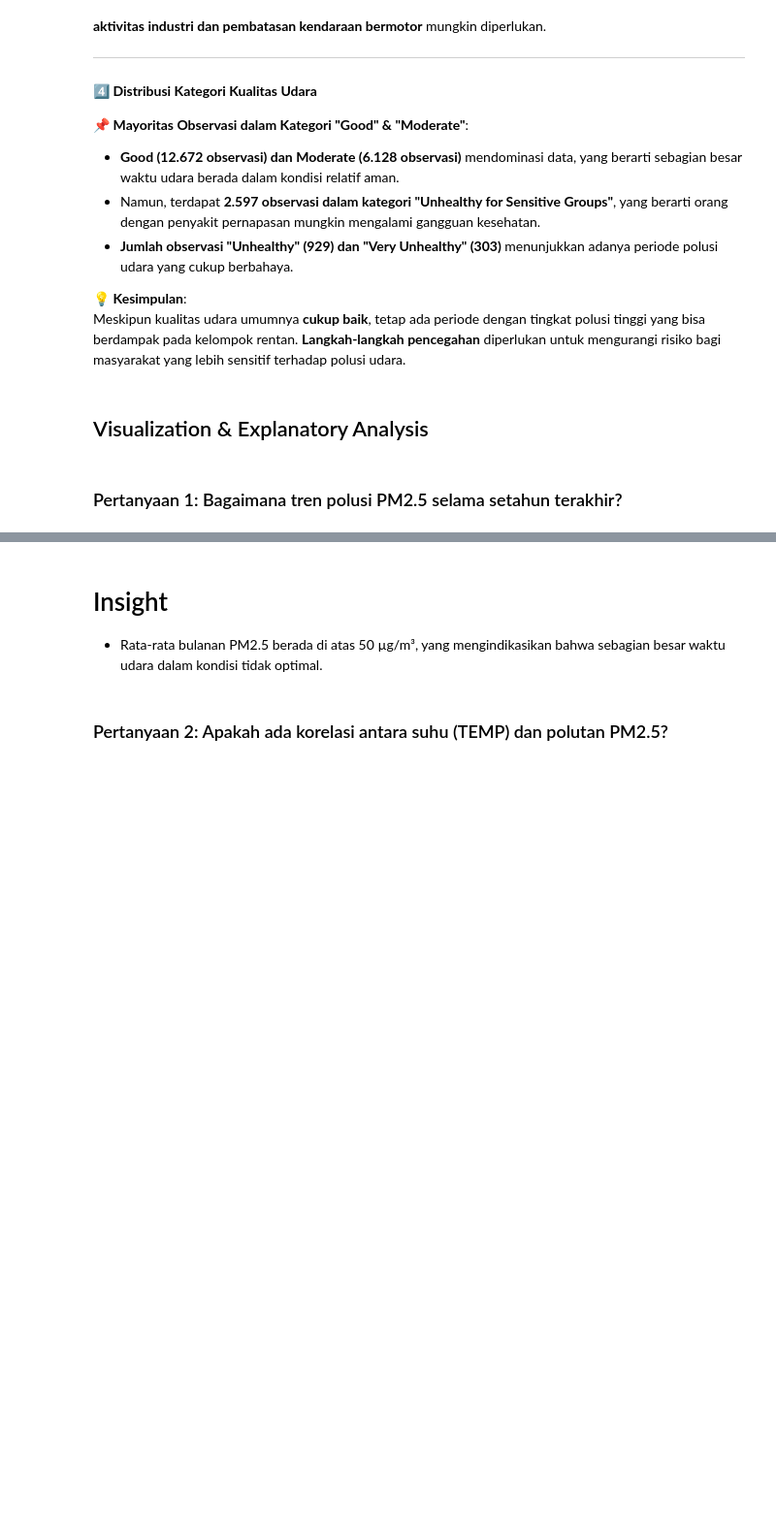
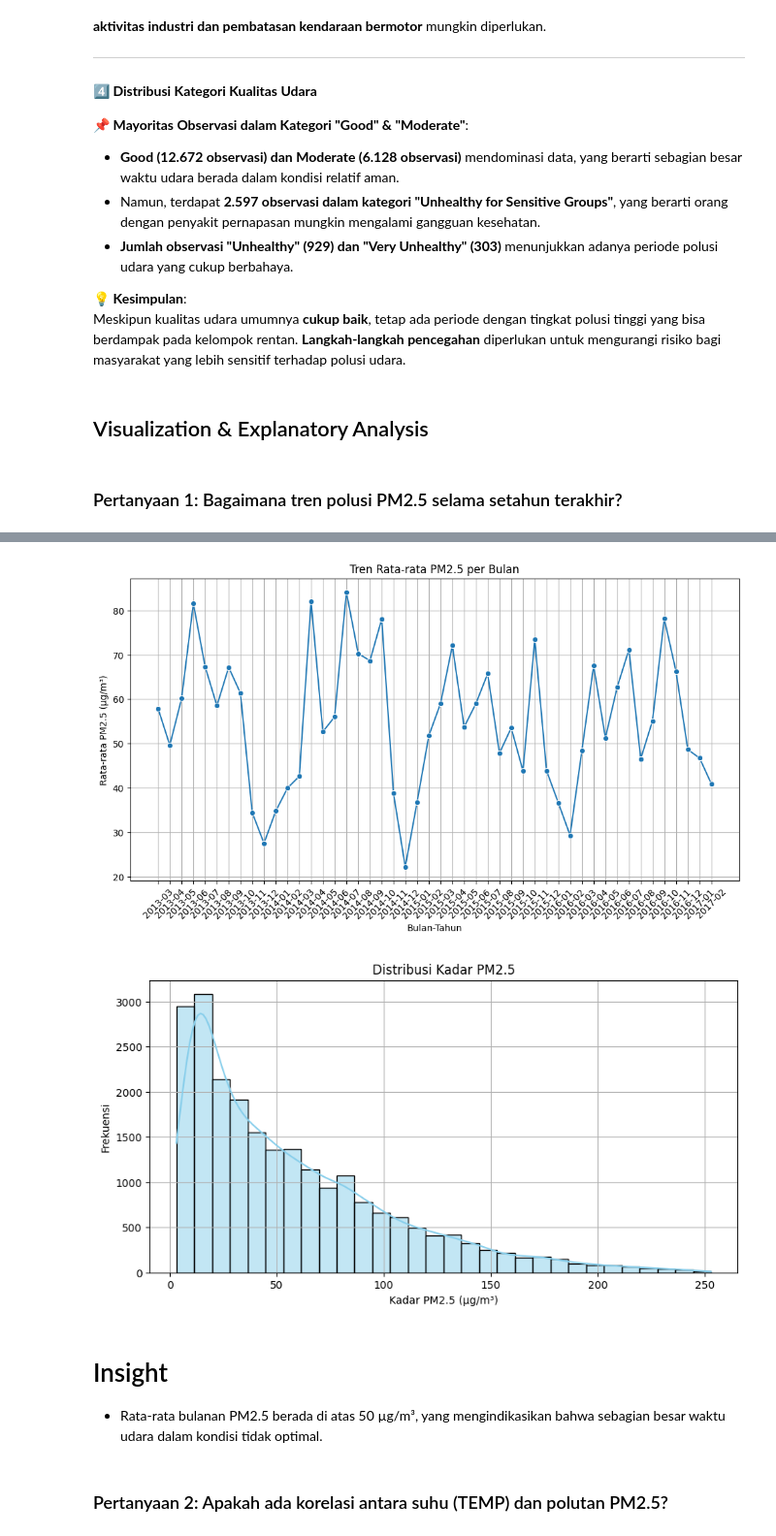
Before and after one commit to nanda910/Analisis-Data-Kualitas-Udara, a Jupyter notebook: Dewangga_Megananda_Proyek_Analisis_Data.ipynb, the cells around one changed output, grey strips where cells are left out. Shown at 97% size. Saved outputs shown, nothing was run; the diff lists cells and outputs as text; code cells hidden in the pictures; blank space fills up the shorter version.

```diff
--- a/Dewangga_Megananda_Proyek_Analisis_Data.ipynb
+++ b/Dewangga_Megananda_Proyek_Analisis_Data.ipynb
@@ -571,0 +550,64 @@ Analisis Tren Rata-rata PM2.5 Bulanan
+# %%
+# Pastikan indeks adalah DatetimeIndex
+if not isinstance(df.index, pd.DatetimeIndex):
+    if 'datetime' in df.columns:  # Jika ada kolom 'datetime', jadikan indeks
+        df['datetime'] = pd.to_datetime(df['datetime'])  # Konversi ke datetime
+        df.set_index('datetime', inplace=True)  # Atur sebagai indeks
+    else:
+        raise ValueError("DataFrame tidak memiliki indeks datetime atau kolom 'datetime'.")
+
+# Buat kolom 'month_year' berdasarkan periode bulanan
+df['month_year'] = df.index.to_period('M')
+
+# Hitung rata-rata PM2.5 per bulan
+monthly_avg_pm25 = df.groupby('month_year')['PM2.5'].mean()
+
+# Hitung selisih antar bulan
+diff = monthly_avg_pm25.diff().abs().max()
+
+# Tampilkan hasil analisis
+print("\n=== ANALISIS TREN KADAR PM2.5 ===")
+print("Rata-rata kadar PM2.5 per bulan:\n", monthly_avg_pm25)
+print(f"\nFluktuasi terbesar antar bulan: {diff:.2f} µg/m³")
+
+# Insight otomatis berdasarkan fluktuasi
+if diff > 80:
+    insight = "Terdapat fluktuasi besar dalam kadar PM2.5 antar bulan (>80 µg/m³), yang bisa disebabkan oleh perubahan cuaca atau aktivitas manusia seperti pembakaran bahan bakar."
+elif diff > 50:
+    insight = "Fluktuasi PM2.5 cukup signifikan (50-80 µg/m³). Perlu ditelusuri faktor-faktor penyebab seperti musim atau aktivitas industri."
+else:
+    insight = "Fluktuasi kadar PM2.5 antar bulan relatif stabil (<50 µg/m³), menandakan pola yang konsisten."
+
+print("\nInsight:", insight)
+
+# Conclusion otomatis berdasarkan tren rata-rata
+avg_pm25 = monthly_avg_pm25.mean()
+if avg_pm25 < 35:
+    conclusion = "Secara keseluruhan, kualitas udara dalam kategori baik dengan rata-rata PM2.5 yang masih dalam ambang batas aman."
+elif avg_pm25 < 55:
+    conclusion = "Kualitas udara cenderung sedang. Beberapa bulan mungkin mengalami peningkatan polusi udara."
+else:
+    conclusion = "Kualitas udara tergolong buruk dengan rata-rata PM2.5 yang tinggi. Perlu tindakan mitigasi untuk mengurangi polusi."
+
+print("\n=== KESIMPULAN ===")
+print(conclusion)
+
+# Visualisasi Tren PM2.5 per Bulan
+plt.figure(figsize=(12, 6))
+sns.lineplot(x=monthly_avg_pm25.index.astype(str), y=monthly_avg_pm25, marker='o', linestyle='-')
+plt.xticks(rotation=45)
+plt.xlabel("Bulan-Tahun")
+plt.ylabel("Rata-rata PM2.5 (µg/m³)")
+plt.title("Tren Rata-rata PM2.5 per Bulan")
+plt.grid(True)
+plt.show()
+
+# Histogram Distribusi PM2.5
+plt.figure(figsize=(10, 5))
+sns.histplot(df['PM2.5'], bins=30, kde=True, color='skyblue')
+plt.xlabel("Kadar PM2.5 (µg/m³)")
+plt.ylabel("Frekuensi")
+plt.title("Distribusi Kadar PM2.5")
+plt.grid(True)
+plt.show()
+# %% [output]
@@ -572,3 +631,5 @@ Analisis Tren Rata-rata PM2.5 Bulanan
+[figure, added]
+[figure, added]
 # %% [markdown]
 # Insight #
 * Rata-rata bulanan PM2.5 berada di atas 50 µg/m³, yang mengindikasikan bahwa sebagian besar waktu udara dalam kondisi tidak optimal.
```
Also changed, not shown: parts of 7 cells of this notebook.
